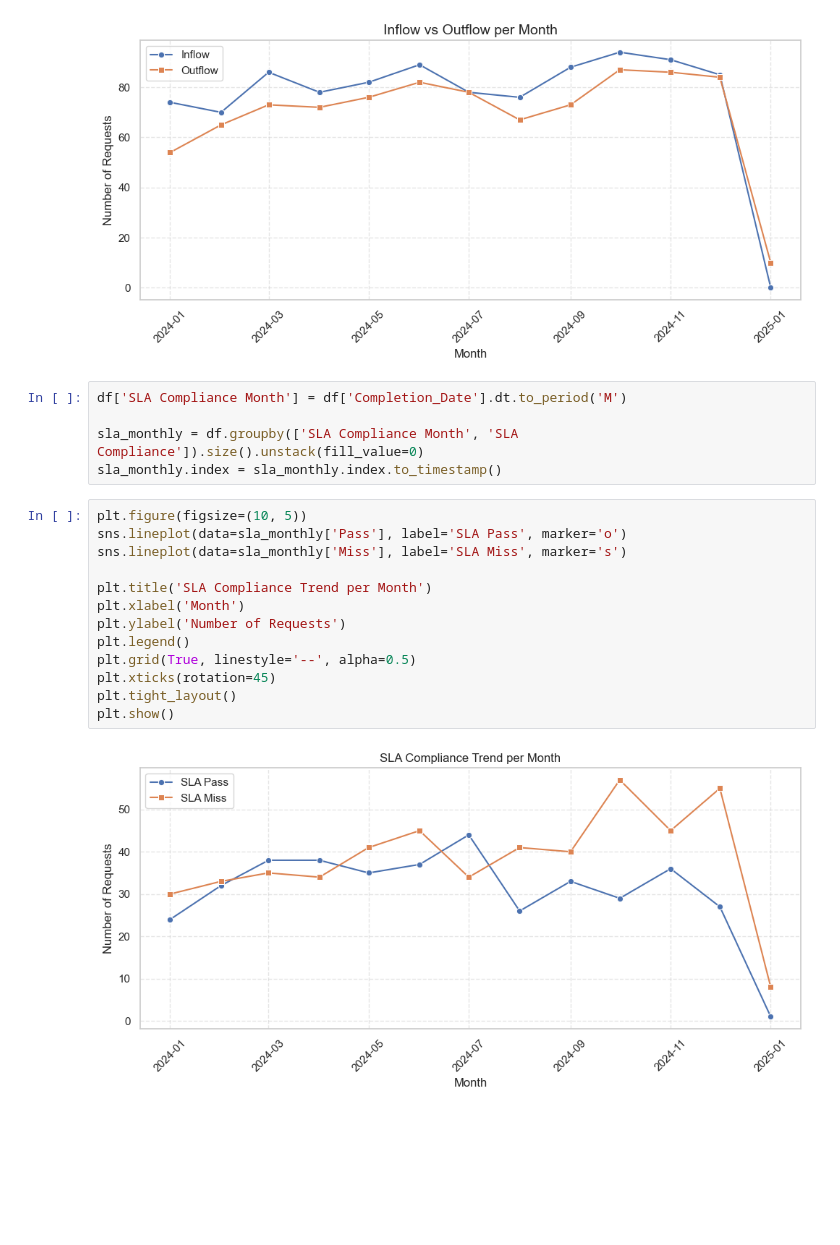
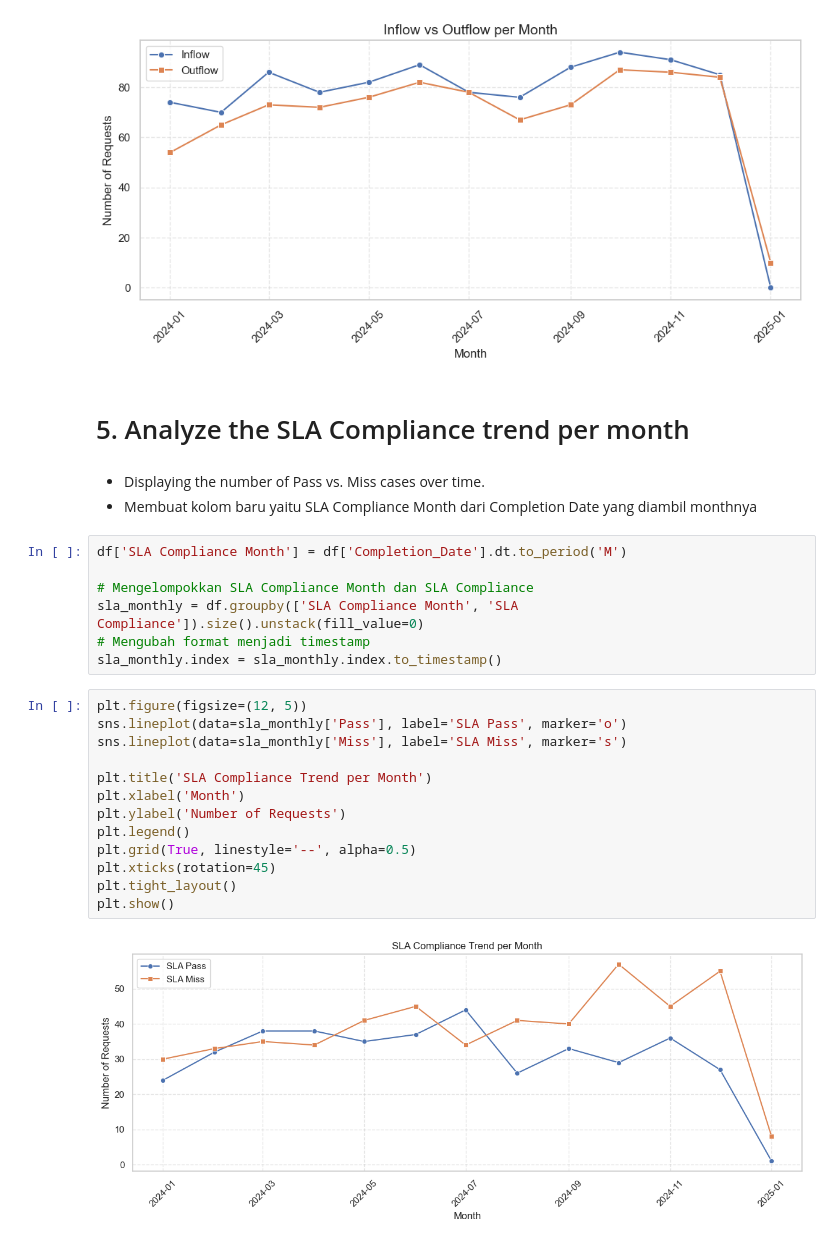
Before and after one commit to RizkyMlana/Data-Science-Mid, a Jupyter notebook: assignment.ipynb, the cells around one changed output. Cells and saved outputs as stored; diff of their text form; blank space fills up the shorter version.

```diff
--- a/assignment.ipynb
+++ b/assignment.ipynb
@@ -185,23 +216,30 @@ plt.tight_layout()
 plt.show()
 # %% [output]
 [figure]
+# %% [markdown]
+# 5. Analyze the SLA Compliance trend per month
+# %% [markdown]
+- Displaying the number of Pass vs. Miss cases over time.
+- Membuat kolom baru yaitu SLA Compliance Month dari Completion Date yang diambil monthnya
 # %%
 df['SLA Compliance Month'] = df['Completion_Date'].dt.to_period('M')
 
+# Mengelompokkan SLA Compliance Month dan SLA Compliance
 sla_monthly = df.groupby(['SLA Compliance Month', 'SLA Compliance']).size().unstack(fill_value=0)
+# Mengubah format menjadi timestamp
 sla_monthly.index = sla_monthly.index.to_timestamp()
 # %%
-plt.figure(figsize=(10, 5))
+plt.figure(figsize=(12, 5))
 sns.lineplot(data=sla_monthly['Pass'], label='SLA Pass', marker='o')
 sns.lineplot(data=sla_monthly['Miss'], label='SLA Miss', marker='s')
 
 plt.title('SLA Compliance Trend per Month')
 plt.xlabel('Month')
 plt.ylabel('Number of Requests')
 plt.legend()
 plt.grid(True, linestyle='--', alpha=0.5)
 plt.xticks(rotation=45)
 plt.tight_layout()
 plt.show()
 # %% [output]
-[figure, old version]
+[figure, new version]
```
Also changed, not shown: parts of 54 cells of this notebook, 1 other file.
